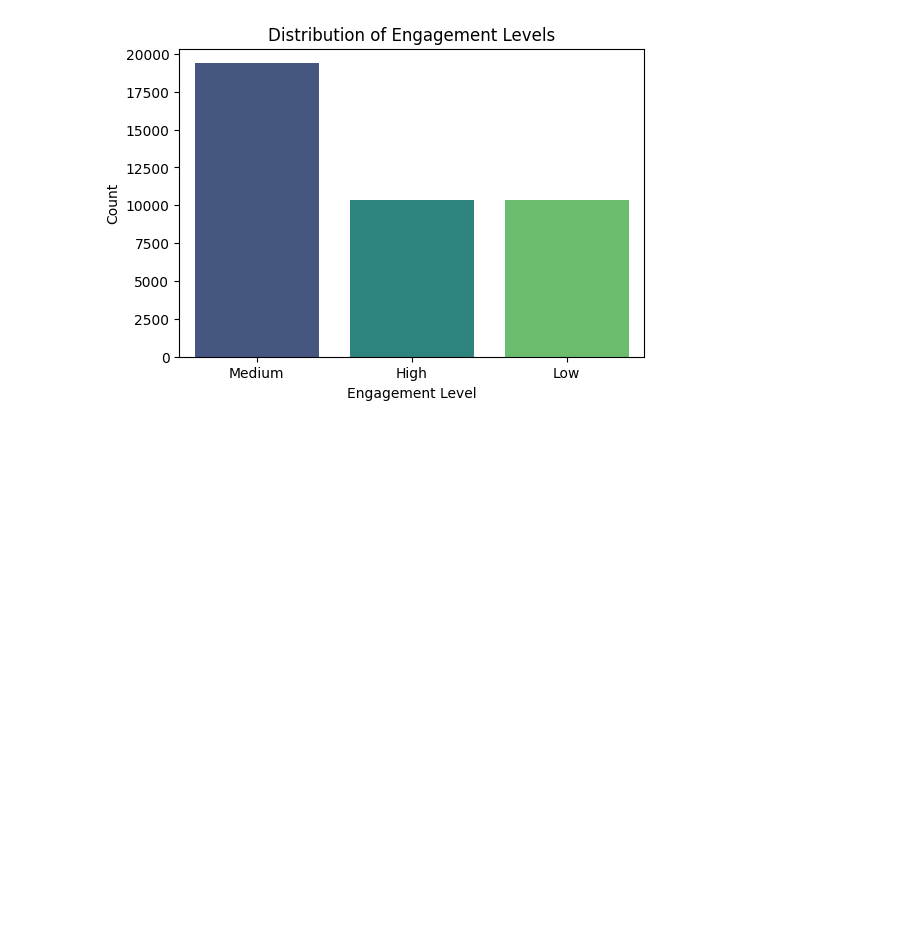
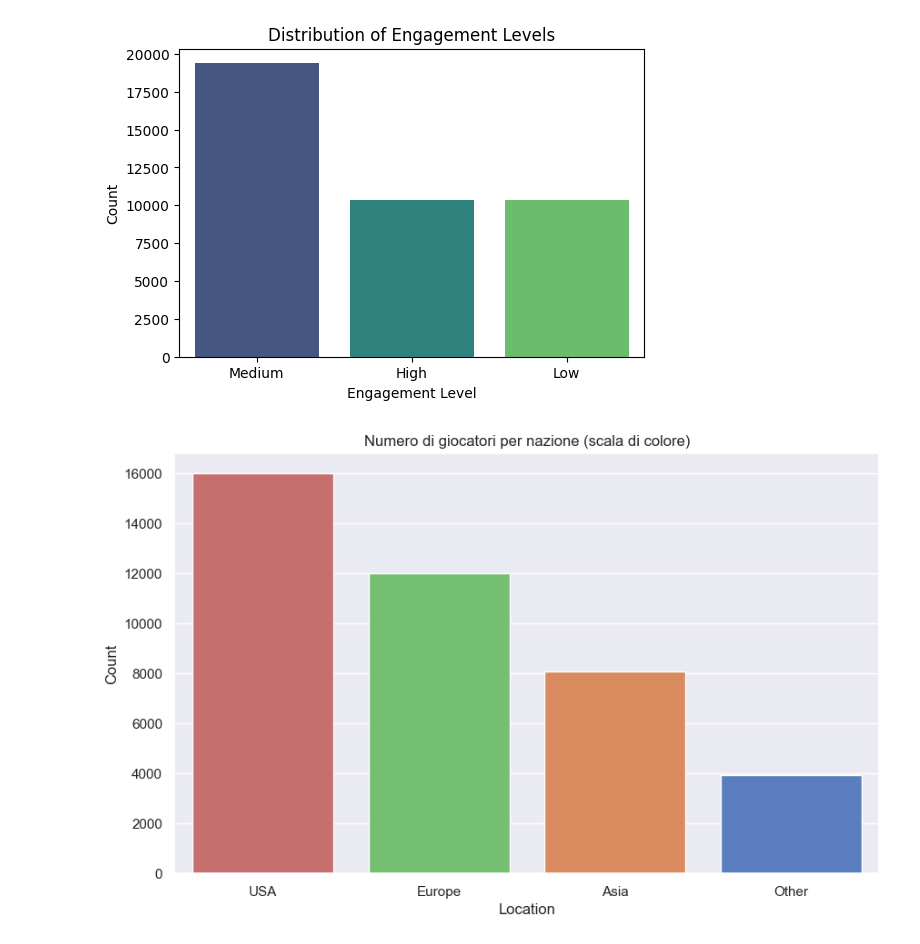
Before and after one commit to develhope/Data-PT-9-TeamProject-1-team-2, a Jupyter notebook: EDA_test2.ipynb, the cells around one changed output. Cells and saved outputs as stored; diff of their text form; code cells hidden in the pictures; blank space fills up the shorter version.

```diff
--- a/EDA_test2.ipynb
+++ b/EDA_test2.ipynb
@@ -70,6 +71,17 @@ Passing `palette` without assigning `hue` is deprecated and will be removed in v
 
   sns.countplot(x='EngagementLevel', data=df, palette='viridis')
 [figure]
+# %%
+location = df["Location"].value_counts().reset_index()
+location.columns = ['Location', 'Count']
+
+plt.figure(figsize=(10,6))
+sns.barplot(data=location, x='Location', y='Count', hue='Count', palette="muted", dodge=False, legend=False)
+
+plt.title("Numero di giocatori per nazione (scala di colore)")
+plt.show()
+# %% [output]
+[figure, added]
 # %%
 # Separate out Medium engagement players
 medium_players = df[df['EngagementLevel'] == 'Medium']
```
Also changed, not shown: parts of 5 cells of this notebook.
